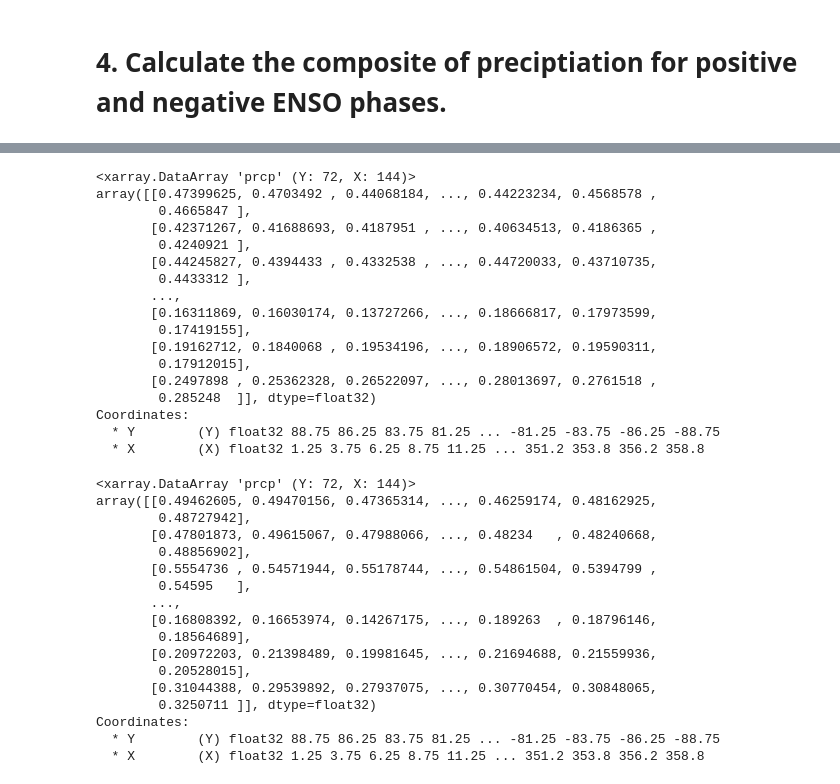
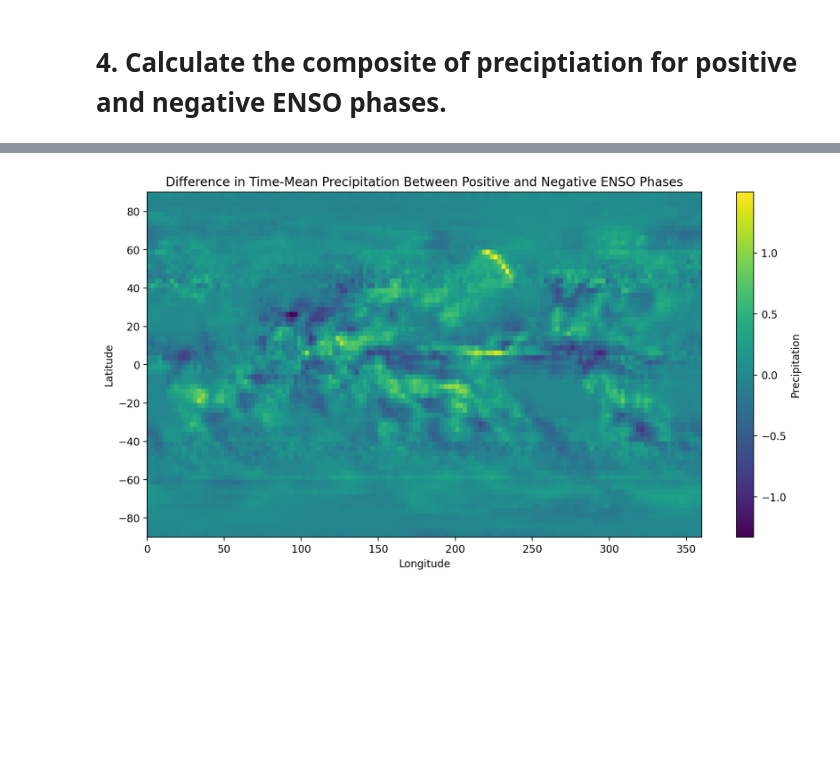
Before and after one commit to Hamsterrrrrrrrr/Assignments_EESC_GR6901, a Jupyter notebook: Assignment8.ipynb, the cells around one changed output, grey strips where cells are left out. Saved outputs shown, nothing was run; the diff lists cells and outputs as text; code cells hidden in the pictures; blank space fills up the shorter version.

```diff
--- a/Assignment8.ipynb
+++ b/Assignment8.ipynb
@@ -268,46 +225,23 @@ Data variables:
 Attributes:
     Conventions:  IRIDL
 # %%
-positive_oni_precip = dsp.prcp.where(warm_phase, drop=True)
-positive_oni_precip_mean = positive_oni_precip.mean(dim='time')
-positive_oni_precip_mean
+dsp_start = dsp.time.isel(time=0).values
+dsp_end = dsp.time.isel(time=-1).values
+
+oni_pos = oni_binary.sel(time=slice(dsp_start,dsp_end))
+
+positive_oni_precip = dsp.prcp[oni_pos==1].mean(dim='time')
+negative_oni_precip = dsp.prcp[oni_pos==-1].mean(dim='time')
+
+# Calculate difference
+difference = positive_oni_precip - negative_oni_precip
-# %% [output]
-<xarray.DataArray 'prcp' (Y: 72, X: 144)>
-array([[0.47399625, 0.4703492 , 0.44068184, ..., 0.44223234, 0.4568578 ,
-        0.4665847 ],
-       [0.42371267, 0.41688693, 0.4187951 , ..., 0.40634513, 0.4186365 ,
-        0.4240921 ],
-       [0.44245827, 0.4394433 , 0.4332538 , ..., 0.44720033, 0.43710735,
-        0.4433312 ],
-       ...,
-       [0.16311869, 0.16030174, 0.13727266, ..., 0.18666817, 0.17973599,
-        0.17419155],
-       [0.19162712, 0.1840068 , 0.19534196, ..., 0.18906572, 0.19590311,
-        0.17912015],
-       [0.2497898 , 0.25362328, 0.26522097, ..., 0.28013697, 0.2761518 ,
-        0.285248  ]], dtype=float32)
-Coordinates:
-  * Y        (Y) float32 88.75 86.25 83.75 81.25 ... -81.25 -83.75 -86.25 -88.75
-  * X        (X) float32 1.25 3.75 6.25 8.75 11.25 ... 351.2 353.8 356.2 358.8
 # %%
-negative_oni_precip = dsp.prcp.where(cold_phase, drop=True)
-negative_oni_precip_mean = negative_oni_precip.mean(dim='time')
-negative_oni_precip_mean
+# Plot
+c = plt.pcolormesh(difference['X'], difference['Y'], difference.values)
+plt.colorbar(c, label='Precipitation')
+plt.title('Difference in Time-Mean Precipitation Between Positive and Negative ENSO Phases')
+plt.xlabel('Longitude')
+plt.ylabel('Latitude')
+plt.show()
 # %% [output]
-<xarray.DataArray 'prcp' (Y: 72, X: 144)>
-array([[0.49462605, 0.49470156, 0.47365314, ..., 0.46259174, 0.48162925,
-        0.48727942],
-       [0.47801873, 0.49615067, 0.47988066, ..., 0.48234   , 0.48240668,
-        0.48856902],
-       [0.5554736 , 0.54571944, 0.55178744, ..., 0.54861504, 0.5394799 ,
-        0.54595   ],
-       ...,
-       [0.16808392, 0.16653974, 0.14267175, ..., 0.189263  , 0.18796146,
-        0.18564689],
-       [0.20972203, 0.21398489, 0.19981645, ..., 0.21694688, 0.21559936,
-        0.20528015],
-       [0.31044388, 0.29539892, 0.27937075, ..., 0.30770454, 0.30848065,
-        0.3250711 ]], dtype=float32)
-Coordinates:
-  * Y        (Y) float32 88.75 86.25 83.75 81.25 ... -81.25 -83.75 -86.25 -88.75
-  * X        (X) float32 1.25 3.75 6.25 8.75 11.25 ... 351.2 353.8 356.2 358.8
+[figure, added]
```
Also changed, not shown: parts of 8 cells of this notebook.
